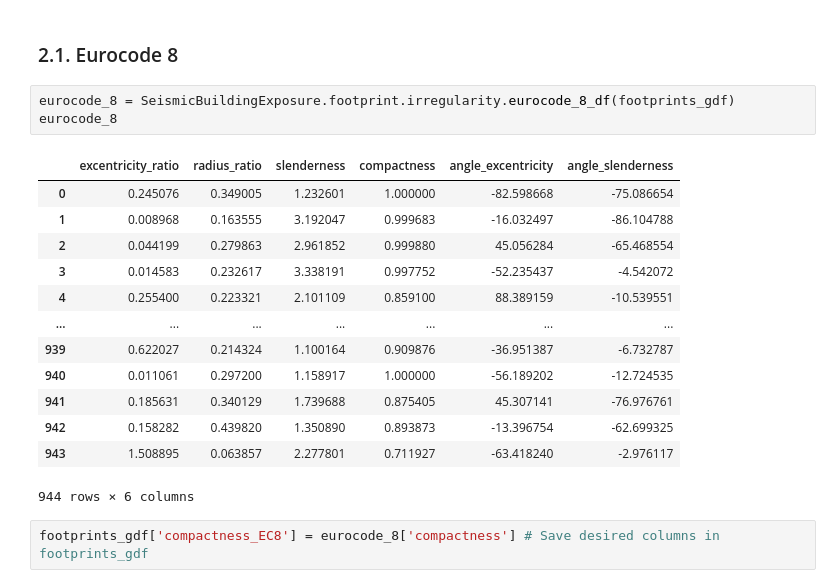
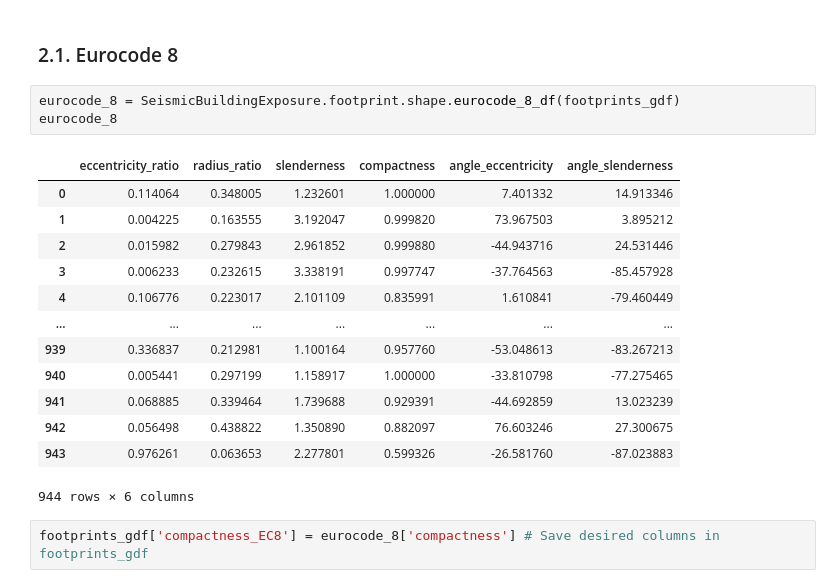
Before and after one commit to GeomaticsCaminosUPM/SeismicBuildingExposure, a Jupyter notebook: SeismicBuildingExposure/footprint/examples/example_irregularity_norms.ipynb, the cells around one changed output. Drawn from its saved outputs; the diff is of its cells as text.

```diff
--- a/SeismicBuildingExposure/footprint/examples/example_irregularity_norms.ipynb
+++ b/SeismicBuildingExposure/footprint/examples/example_irregularity_norms.ipynb
@@ -99,21 +99,21 @@ footprints_gdf
 # %% [markdown]
 ### 2.1. Eurocode 8
 # %%
-eurocode_8 = SeismicBuildingExposure.footprint.irregularity.eurocode_8_df(footprints_gdf)
+eurocode_8 = SeismicBuildingExposure.footprint.shape.eurocode_8_df(footprints_gdf)
 eurocode_8
 # %% [output]
-|  | excentricity_ratio | radius_ratio | slenderness | compactness | angle_excentricity | angle_slenderness |
-| 0 | 0.245076 | 0.349005 | 1.232601 | 1.000000 | -82.598668 | -75.086654 |
-| 1 | 0.008968 | 0.163555 | 3.192047 | 0.999683 | -16.032497 | -86.104788 |
-| 2 | 0.044199 | 0.279863 | 2.961852 | 0.999880 | 45.056284 | -65.468554 |
-| 3 | 0.014583 | 0.232617 | 3.338191 | 0.997752 | -52.235437 | -4.542072 |
-| 4 | 0.255400 | 0.223321 | 2.101109 | 0.859100 | 88.389159 | -10.539551 |
+|  | eccentricity_ratio | radius_ratio | slenderness | compactness | angle_eccentricity | angle_slenderness |
+| 0 | 0.114064 | 0.348005 | 1.232601 | 1.000000 | 7.401332 | 14.913346 |
+| 1 | 0.004225 | 0.163555 | 3.192047 | 0.999820 | 73.967503 | 3.895212 |
+| 2 | 0.015982 | 0.279843 | 2.961852 | 0.999880 | -44.943716 | 24.531446 |
+| 3 | 0.006233 | 0.232615 | 3.338191 | 0.997747 | -37.764563 | -85.457928 |
+| 4 | 0.106776 | 0.223017 | 2.101109 | 0.835991 | 1.610841 | -79.460449 |
 | ... | ... | ... | ... | ... | ... | ... |
-| 939 | 0.622027 | 0.214324 | 1.100164 | 0.909876 | -36.951387 | -6.732787 |
-| 940 | 0.011061 | 0.297200 | 1.158917 | 1.000000 | -56.189202 | -12.724535 |
-| 941 | 0.185631 | 0.340129 | 1.739688 | 0.875405 | 45.307141 | -76.976761 |
-| 942 | 0.158282 | 0.439820 | 1.350890 | 0.893873 | -13.396754 | -62.699325 |
-| 943 | 1.508895 | 0.063857 | 2.277801 | 0.711927 | -63.418240 | -2.976117 |
+| 939 | 0.336837 | 0.212981 | 1.100164 | 0.957760 | -53.048613 | -83.267213 |
+| 940 | 0.005441 | 0.297199 | 1.158917 | 1.000000 | -33.810798 | -77.275465 |
+| 941 | 0.068885 | 0.339464 | 1.739688 | 0.929391 | -44.692859 | 13.023239 |
+| 942 | 0.056498 | 0.438822 | 1.350890 | 0.882097 | 76.603246 | 27.300675 |
+| 943 | 0.976261 | 0.063653 | 2.277801 | 0.599326 | -26.581760 | -87.023883 |
 944 rows × 6 columns
 # %%
 footprints_gdf['compactness_EC8'] = eurocode_8['compactness'] # Save desired columns in footprints_gdf
```
Also changed, not shown: parts of 15 cells of this notebook.
